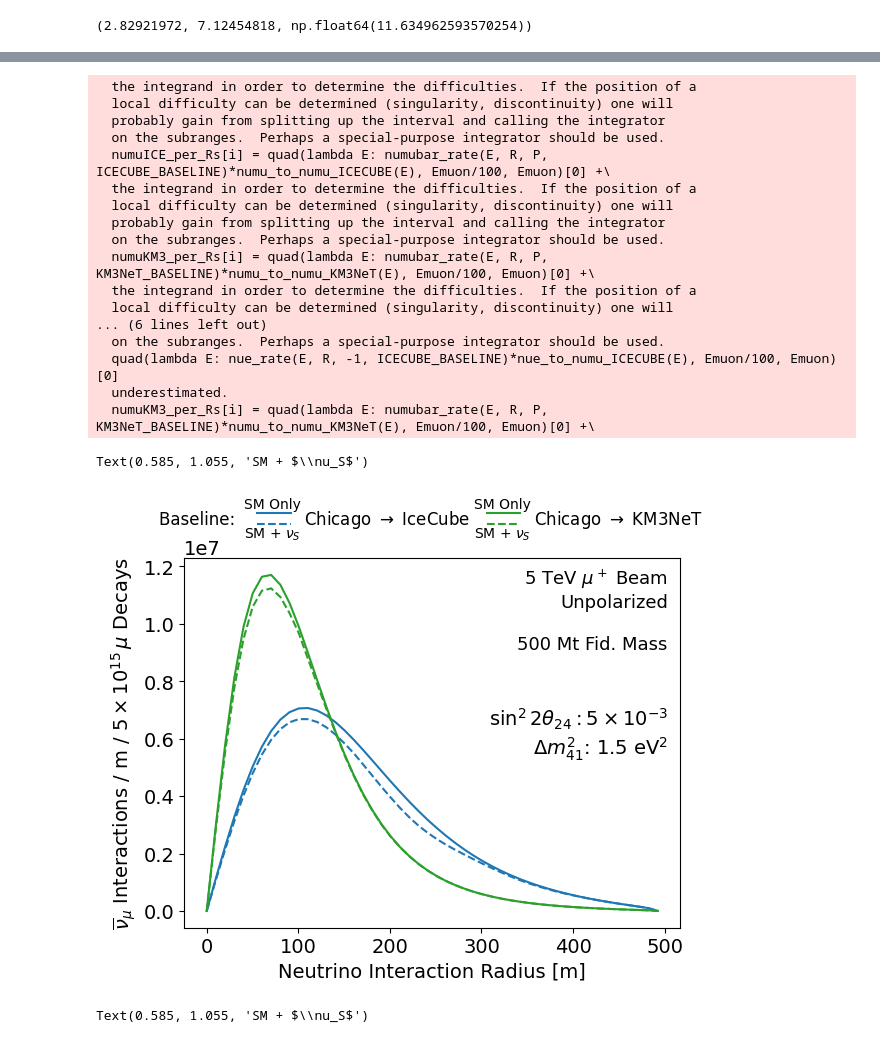
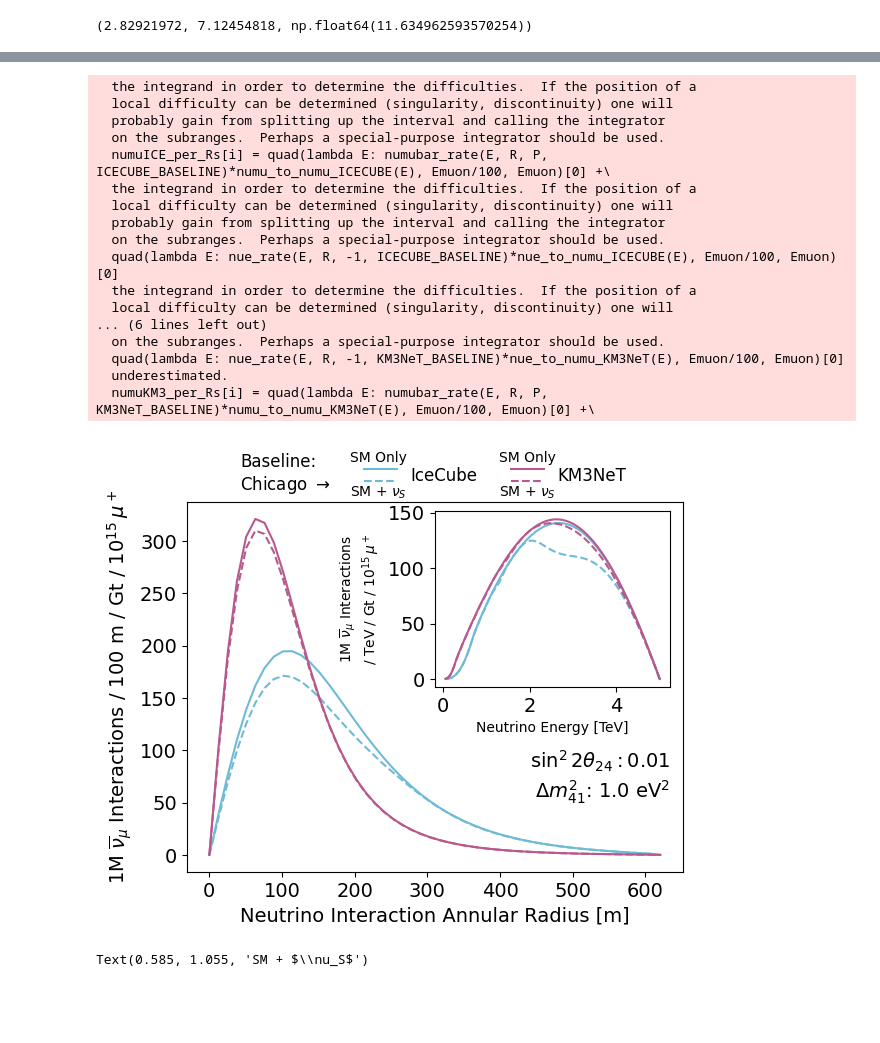
Before and after one commit to nickkamp1/NuTelescopeMuCollider, a Jupyter notebook: SterileNu.ipynb, the cells around one changed output, grey strips where cells are left out. Saved outputs shown, nothing was run; the diff lists cells and outputs as text; code cells hidden in the pictures; blank space fills up the shorter version.

Commit message:
Sterile nu sensitivity notebooks.

```diff
--- a/SterileNu.ipynb
+++ b/SterileNu.ipynb
@@ -57,8 +57,8 @@ PONE_BASELINE/1e6, KM3NeT_BASELINE/1e6, ICECUBE_BASELINE/1e6
 # %% [output]
 (2.82921972, 7.12454818, np.float64(11.634962593570254))
 # %%
-# 500 mega-tonne mass, baseline
-MASS = 500e6
+# 1Gt mass, baseline
+MASS = 1e9
 
 # density of water
 DENSITY = 1 # t / m^3
@@ -76,5 +72,5 @@ np.float64(0.005)
 # %%
-DM41 = 1.5
-TH41 = np.arcsin(np.sqrt(5e-3))/2
+DM41 = 1
+TH41 = np.arcsin(np.sqrt(1e-2))/2
 TH41
 # %% [output]
@@ -245,44 +265,58 @@ for i, R in enumerate(Rs):
   local difficulty can be determined (singularity, discontinuity) one will
   probably gain from splitting up the interval and calling the integrator
   on the subranges.  Perhaps a special-purpose integrator should be used.
-  numuKM3_per_Rs[i] = quad(lambda E: numubar_rate(E, R, P, KM3NeT_BASELINE)*numu_to_numu_KM3NeT(E), Emuon/100, Emuon)[0] +\
+  quad(lambda E: nue_rate(E, R, -1, ICECUBE_BASELINE)*nue_to_numu_ICECUBE(E), Emuon/100, Emuon)[0]
   the integrand in order to determine the difficulties.  If the position of a
   local difficulty can be determined (singularity, discontinuity) one will
 ... (6 lines left out)
   on the subranges.  Perhaps a special-purpose integrator should be used.
-  quad(lambda E: nue_rate(E, R, -1, ICECUBE_BASELINE)*nue_to_numu_ICECUBE(E), Emuon/100, Emuon)[0]
+  quad(lambda E: nue_rate(E, R, -1, KM3NeT_BASELINE)*nue_to_numu_KM3NeT(E), Emuon/100, Emuon)[0]
   underestimated.
   numuKM3_per_Rs[i] = quad(lambda E: numubar_rate(E, R, P, KM3NeT_BASELINE)*numu_to_numu_KM3NeT(E), Emuon/100, Emuon)[0] +\
+# %%
+colors = ["#6fbbd6", "#b8598d", "#eb1521"]
 # %%
-p1 = plt.plot(Rs, numuICESM_per_Rs, label="S.M. IceCube", color="tab:blue")
-p2 = plt.plot(Rs, numuICE_per_Rs, label="$\\nu_S$ IceCube", color="tab:blue", linestyle="--")
+p1 = plt.plot(Rs, numuICESM_per_Rs*1e2/1e6, label="S.M. IceCube", color=colors[0])
+p2 = plt.plot(Rs, numuICE_per_Rs*1e2/1e6, label="$\\nu_S$ IceCube", color=colors[0], linestyle="--")
 
-p3 = plt.plot(Rs, numuKM3SM_per_Rs, label="S.M. KM3Net", color="tab:green")
-p4 = plt.plot(Rs, numuKM3_per_Rs, label="$\\nu_S$ KM3Net", color="tab:green", linestyle="--")
+p3 = plt.plot(Rs, numuKM3SM_per_Rs*1e2/1e6, label="S.M. KM3Net", color=colors[1])
+p4 = plt.plot(Rs, numuKM3_per_Rs*1e2/1e6, label="$\\nu_S$ KM3Net", color=colors[1], linestyle="--")
 
-plt.gca().ticklabel_format(axis='y', style='sci', scilimits=(0, 0))
+# plt.gca().ticklabel_format(axis='y', style='sci', scilimits=(0, 0))
 
-plt.xlabel("Neutrino Interaction Radius [m]")
-plt.ylabel("$\\overline{\\nu}_\\mu$ Interactions / m / $5 \\times 10^{15}\\, \\mu$ Decays")
-plt.text(0.975, 0.6, "$\\sin^2 2\\theta_{24}: 5\\times10^{-3}$\n$\\Delta m^2_{41}$: %.1f eV$^2$" % DM41,
-         transform=plt.gca().transAxes, verticalalignment="top", horizontalalignment="right")
+plt.xlabel("Neutrino Interaction Annular Radius [m]")
+plt.ylabel("1M $\\overline{\\nu}_\\mu$ Interactions / 100 m / Gt / $10^{15}\\, \\mu^+$")
+plt.text(0.975, 0.2, "$\\sin^2 2\\theta_{24}: 0.01$\n$\\Delta m^2_{41}$: %.1f eV$^2$" % DM41,
+         transform=plt.gca().transAxes, horizontalalignment="right")
 
-plt.text(0.975, 0.975, "%i TeV $\\mu^+$ Beam\nUnpolarized\n\n%i Mt Fid. Mass" % (Emuon/1e3, MASS/1e6),
-         transform=plt.gca().transAxes, verticalalignment="top", horizontalalignment="right", fontsize=13)
+# plt.text(0.975, 0.975, "%i TeV $\\mu^+$ Beam\nUnpolarized\n\n%i Mt Fid. Mass" % (Emuon/1e3, MASS/1e6),
+         # transform=plt.gca().transAxes, verticalalignment="top", horizontalalignment="right", fontsize=13)
 
 p0 = plt.plot([], [])
-legend = plt.legend([(p0[0],), (p1, p2), (p3, p4)], ["Baseline: ", "Chicago $\\to$ IceCube", "Chicago $\\to$ KM3NeT"],
-           handler_map={tuple: TwoLineLegend()}, ncol=3, fontsize=12, columnspacing=1, frameon=False,
+legend = plt.legend([(p0[0],), (p1, p2), (p3, p4)], ["Baseline:\nChicago $\\to$", "IceCube", "KM3NeT"],
+           handler_map={tuple: TwoLineLegend()}, ncol=3, fontsize=12, frameon=False,
           loc='upper center', bbox_to_anchor=(0.45, 1.175))
 
-plt.text(0.12, 1.135, "SM Only", transform=plt.gca().transAxes, fontsize=10)
-plt.text(0.12, 1.055, "SM + $\\nu_S$", transform=plt.gca().transAxes, fontsize=10)
+inset_ax = plt.gca().inset_axes([0.5, 0.5, 0.475, 0.475])
+p1 = inset_ax.plot(Enu / 1e3, numubars*1e3/1e6, color=colors[0])
+p2 = inset_ax.plot(Enu / 1e3, (nues*nue_osc_ICECUBE[1] + numubars*numu_osc_ICECUBE[1])*1e3/1e6,
+              color=colors[0], linestyle="--")
 
-plt.text(0.585, 1.135, "SM Only", transform=plt.gca().transAxes, fontsize=10)
-plt.text(0.585, 1.055, "SM + $\\nu_S$", transform=plt.gca().transAxes, fontsize=10)
+p3 = inset_ax.plot(Enu / 1e3, numubars_KM3*1e3/1e6, color=colors[1])
+p4 = inset_ax.plot(Enu / 1e3, (nues_KM3*nue_osc_KM3NeT[1] + numubars_KM3*numu_osc_KM3NeT[1])*1e3/1e6, color=colors[1], linestyle="--")
+inset_ax.set_xlabel("Neutrino Energy [TeV]", fontsize=10)
+inset_ax.set_ylabel("1M $\\overline{\\nu}_\\mu$ Interactions\n/ TeV / Gt / $10^{15}\\, \\mu^+$", fontsize=10)
+
+plt.text(0.33, 1.11, "SM Only", transform=plt.gca().transAxes, fontsize=10)
+plt.text(0.33, 1.015, "SM + $\\nu_S$", transform=plt.gca().transAxes, fontsize=10)
+
+plt.text(0.63, 1.11, "SM Only", transform=plt.gca().transAxes, fontsize=10)
+plt.text(0.63, 1.015, "SM + $\\nu_S$", transform=plt.gca().transAxes, fontsize=10)
+
+plt.savefig("sterilenu_distributions.pdf", bbox_inches="tight")
+plt.savefig("sterilenu_distributions.png", bbox_inches="tight")
 # %% [output]
-Text(0.585, 1.055, 'SM + $\\nu_S$')
-[figure, old version]
+[figure, new version]
 # %%
 # NuE Disappearance
 # %%
```
Also changed, not shown: parts of 11 cells of this notebook, 3 other files.
